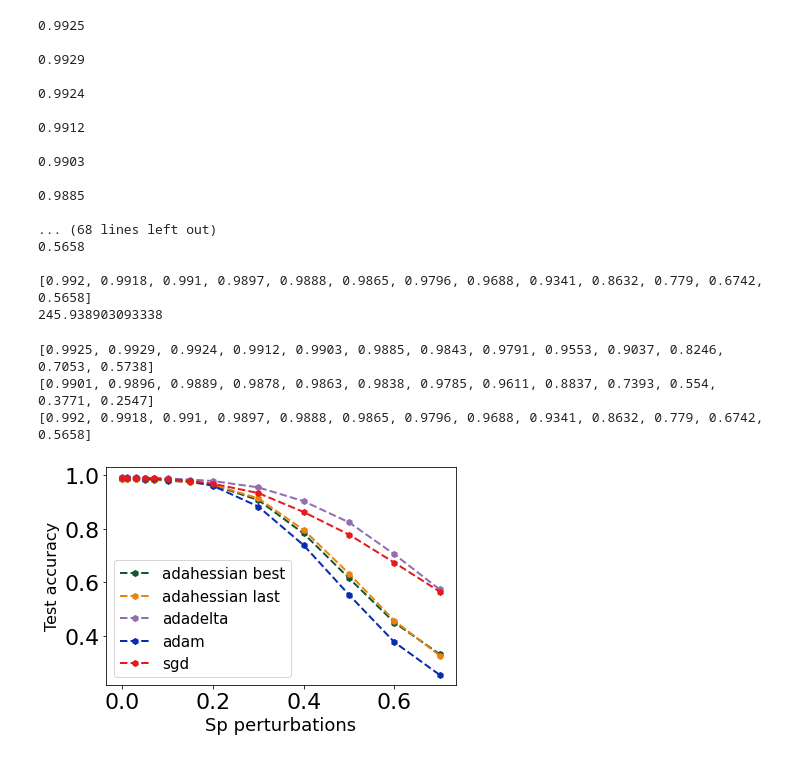
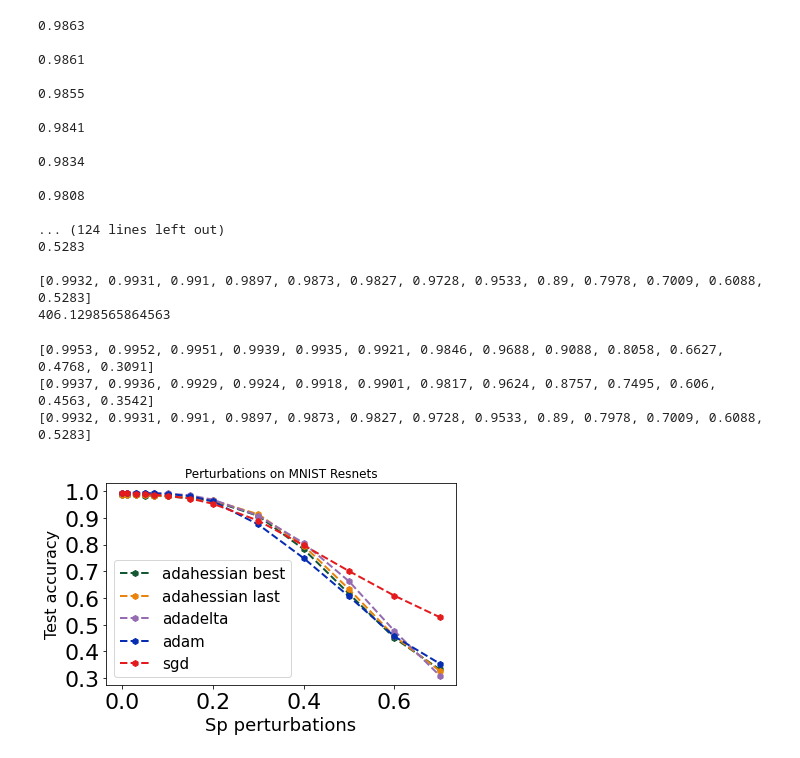
Before and after one commit to yeungjosh/resnet-perturbations-riselab, a Jupyter notebook: perturbation_analysis.ipynb, the cells around one changed output. Saved outputs shown, nothing was run; the diff lists cells and outputs as text; code cells hidden in the pictures.

```diff
--- a/perturbation_analysis.ipynb
+++ b/perturbation_analysis.ipynb
@@ -45,8 +45,8 @@ class MnistResNet(ResNet):
 adadelta = torch.load(F"/content/gdrive/My Drive/resnet_adadelta_best.pkl")
 adam = torch.load(F"/content/gdrive/My Drive/resnet_adam_best.pkl"  )
 sgd = torch.load(F"/content/gdrive/My Drive/resnet_sgd_best.pkl")
-# adahessian_best = torch.load(F"/content/gdrive/My Drive/resnet_adahessian_best.pkl")
-# adahessian_last = torch.load(F"/content/gdrive/My Drive/resnet_adahessian_last.pkl")
+adahessian_best = torch.load(F"/content/gdrive/My Drive/resnet_adahessian_best.pkl")
+adahessian_last = torch.load(F"/content/gdrive/My Drive/resnet_adahessian_last.pkl")
 
 # adadelta = torch.load(F"/content/gdrive/My Drive/resnet_adadelta_best.pkl",map_location='cpu', )
 # adam = torch.load(F"/content/gdrive/My Drive/resnet_adam_best.pkl" ,map_location='cpu', )
@@ -234,10 +246,10 @@ else:
 
 start = time.time()
 
-# acc_adahessian_best_sp = perturb(adahessian_best, test_loader, noise_level, ntype=ntype)
-# print(acc_adahessian_best_sp)
-# acc_adahessian_last_sp = perturb(adahessian_last, test_loader, noise_level, ntype=ntype)
-# print(acc_adahessian_last_sp)
+acc_adahessian_best_sp = perturb(adahessian_best, test_loader, noise_level, ntype=ntype)
+print(acc_adahessian_best_sp)
+acc_adahessian_last_sp = perturb(adahessian_last, test_loader, noise_level, ntype=ntype)
+print(acc_adahessian_last_sp)
 acc_adadelta_sp = perturb(adadelta, test_loader, noise_level, ntype=ntype)
 print(acc_adadelta_sp)
 acc_adam_sp = perturb(adam, test_loader, noise_level, ntype=ntype)
@@ -248,23 +260,23 @@ print(acc_sgd_sp)
 end = time.time()
 print(end - start)
 # %% [output]
-0.9925
+0.9863
 
-0.9929
+0.9861
 
-0.9924
+0.9855
 
-0.9912
+0.9841
 
-0.9903
+0.9834
 
-0.9885
+0.9808
 
-... (68 lines left out)
-0.5658
+... (124 lines left out)
+0.5283
 
-[0.992, 0.9918, 0.991, 0.9897, 0.9888, 0.9865, 0.9796, 0.9688, 0.9341, 0.8632, 0.779, 0.6742, 0.5658]
-245.938903093338
+[0.9932, 0.9931, 0.991, 0.9897, 0.9873, 0.9827, 0.9728, 0.9533, 0.89, 0.7978, 0.7009, 0.6088, 0.5283]
+406.1298565864563
 # %%
 print(acc_adadelta_sp)
 print(acc_adam_sp)
@@ -272,30 +284,31 @@ print(acc_sgd_sp)
 # acc_adadelta_sp = [0.9925, 0.9929, 0.9924, 0.9912, 0.9903, 0.9885, 0.9843, 0.9791, 0.9553, 0.9037, 0.8246, 0.7053, 0.5738]
 # acc_adam_sp = [0.9901, 0.9896, 0.9889, 0.9878, 0.9863, 0.9838, 0.9785, 0.9611, 0.8837, 0.7393, 0.554, 0.3771, 0.2547]
 # acc_sgd_sp = [0.992, 0.9918, 0.991, 0.9897, 0.9888, 0.9865, 0.9796, 0.9688, 0.9341, 0.8632, 0.779, 0.6742, 0.5658]
-(acc_adahessian_last_sp) = [0.9861, 0.9858, 0.9855, 0.9843, 0.9838, 0.9812, 0.9752, 0.9656, 0.914, 0.7964, 0.6332, 0.457, 0.3271]
+# (acc_adahessian_last_sp) = [0.9861, 0.9858, 0.9855, 0.9843, 0.9838, 0.9812, 0.9752, 0.9656, 0.914, 0.7964, 0.6332, 0.457, 0.3271]
 
-(acc_adahessian_best_sp) = [0.9863, 0.9861, 0.9855, 0.9841, 0.9834, 0.9808, 0.9742, 0.9642, 0.9079, 0.7831, 0.6161, 0.4504, 0.3322]
+# (acc_adahessian_best_sp) = [0.9863, 0.9861, 0.9855, 0.9841, 0.9834, 0.9808, 0.9742, 0.9642, 0.9079, 0.7831, 0.6161, 0.4504, 0.3322]
 # %% [output]
-[0.9925, 0.9929, 0.9924, 0.9912, 0.9903, 0.9885, 0.9843, 0.9791, 0.9553, 0.9037, 0.8246, 0.7053, 0.5738]
-[0.9901, 0.9896, 0.9889, 0.9878, 0.9863, 0.9838, 0.9785, 0.9611, 0.8837, 0.7393, 0.554, 0.3771, 0.2547]
-[0.992, 0.9918, 0.991, 0.9897, 0.9888, 0.9865, 0.9796, 0.9688, 0.9341, 0.8632, 0.779, 0.6742, 0.5658]
+[0.9953, 0.9952, 0.9951, 0.9939, 0.9935, 0.9921, 0.9846, 0.9688, 0.9088, 0.8058, 0.6627, 0.4768, 0.3091]
+[0.9937, 0.9936, 0.9929, 0.9924, 0.9918, 0.9901, 0.9817, 0.9624, 0.8757, 0.7495, 0.606, 0.4563, 0.3542]
+[0.9932, 0.9931, 0.991, 0.9897, 0.9873, 0.9827, 0.9728, 0.9533, 0.89, 0.7978, 0.7009, 0.6088, 0.5283]
 # %%
 plt.plot(noise_level, acc_adahessian_best_sp, 'h--', lw=2, c='#125632', label='adahessian best')
 plt.plot(noise_level, acc_adahessian_last_sp, 'h--', lw=2, c='#e9830c', label='adahessian last')
 
+plt.title("Perturbations on MNIST Resnets")
 plt.plot(noise_level, acc_adadelta_sp, 'h--', lw=2, c='#956bb1', label='adadelta')
 plt.plot(noise_level, acc_adam_sp, 'h--', lw=2, c='#052cb1', label='adam')
 plt.plot(noise_level, acc_sgd_sp, 'h--', lw=2, c='#e41a1c', label='sgd')
 plt.xlabel('Sp perturbations', fontsize=18)
 plt.ylabel('Test accuracy', fontsize=16)
 plt.tick_params(axis='y', labelsize=22)
 plt.tick_params(axis='x', labelsize=22)
 plt.locator_params(axis='y', nbins=8)
 plt.legend(fontsize=15)
 plt.tight_layout()
 plt.show()
 # plt.savefig('F"/content/gdrive/My Drive/plot_perturb.pdf')
 # %% [output]
-[figure, old version]
+[figure, new version]
 # %%
 plt.savefig('F"/content/gdrive/My Drive/plot_perturb.pdf')
```
Also changed, not shown: parts of 2 cells of this notebook.
